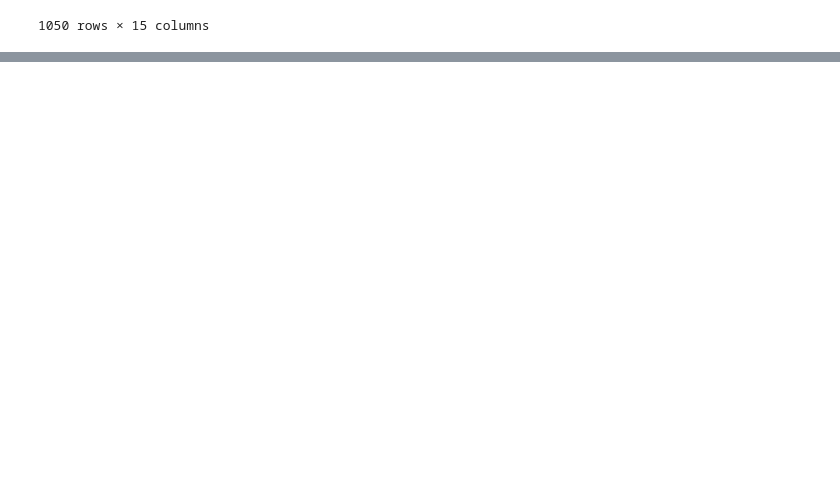
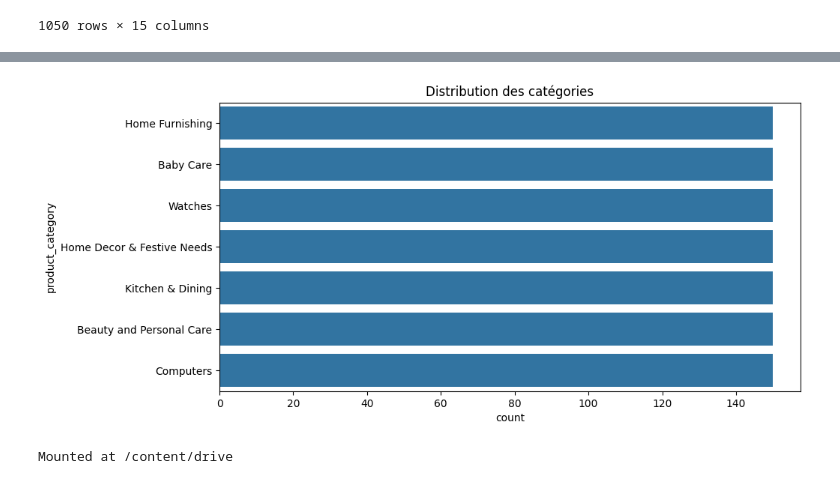
Before and after one commit to Charles-1988/veille_technologique, a Jupyter notebook: Veille_technologique.ipynb, the cells around one changed output, grey strips where cells are left out. Cells and saved outputs as stored; diff of their text form; code cells hidden in the pictures; blank space fills up the shorter version.

```diff
--- a/Veille_technologique.ipynb
+++ b/Veille_technologique.ipynb
@@ -74,0 +143,14 @@ data_clean=remove_columns(data)
+# %%
+plt.figure(figsize=(10,5))
+sns.countplot(
+    data=data_clean,
+    y="product_category")
+plt.title(
+    "Distribution des catégories")
+plt.show()
+# %% [output]
+[figure, added]
+# %%
+drive.mount('/content/drive')
+# %% [output]
+Mounted at /content/drive
```
Also changed, not shown: parts of 21 cells of this notebook.
